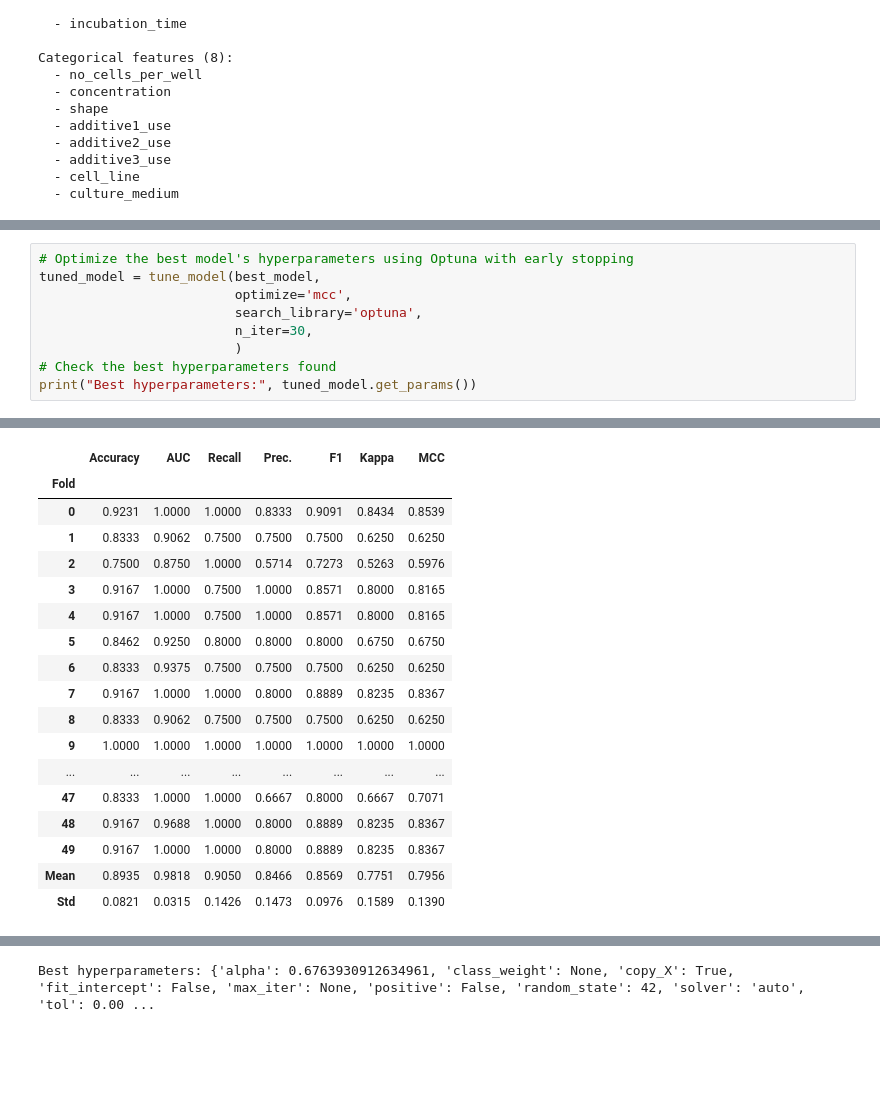
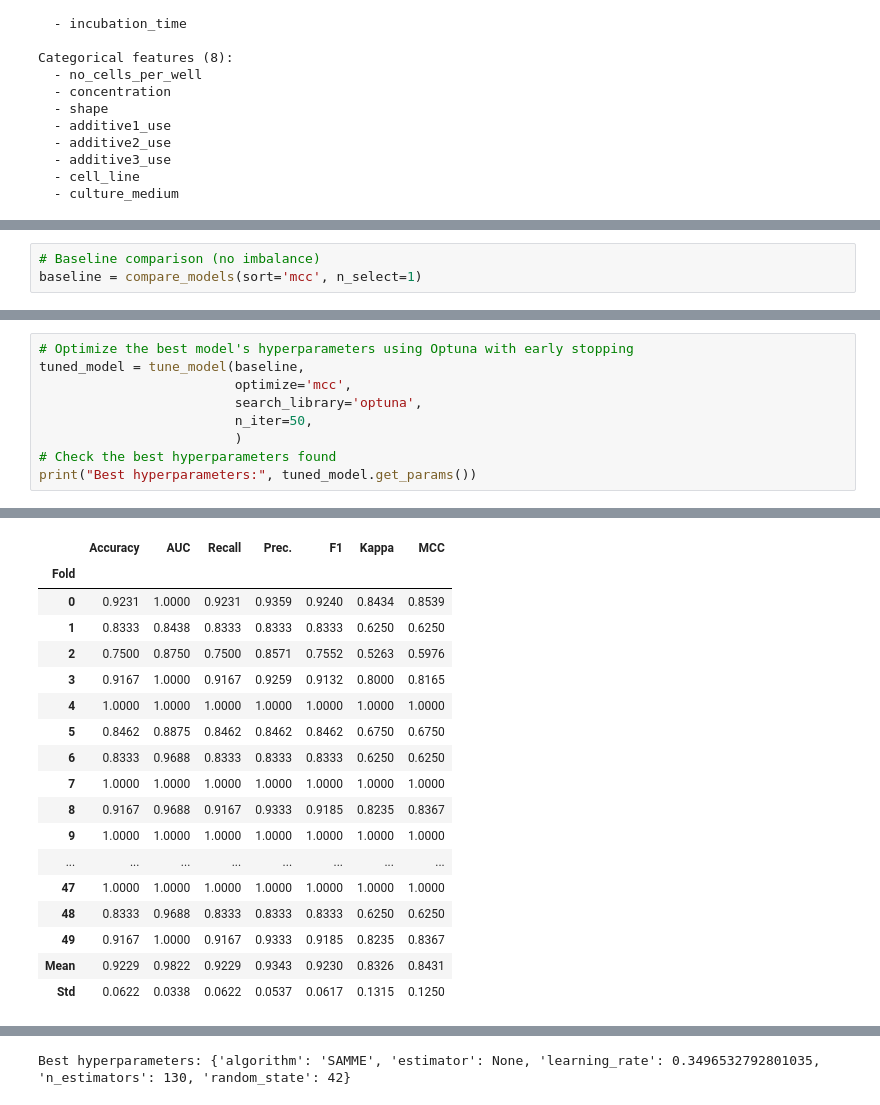
Before and after one commit to Alexangelo92/Cytotoxicity_mdpi, a Jupyter notebook: cytotoxicity_rf_classifier_MDPI_outliers.ipynb, the cells around one changed output, grey strips where cells are left out. Drawn from its saved outputs; the diff is of its cells as text; blank space fills up the shorter version.

```diff
--- a/cytotoxicity_rf_classifier_MDPI_outliers.ipynb
+++ b/cytotoxicity_rf_classifier_MDPI_outliers.ipynb
@@ -816,0 +800,3 @@ Best model: RidgeClassifier(alpha=1.0, class_weight=None, copy_X=True, fit_inter
+# %%
+# Baseline comparison (no imbalance)
+baseline = compare_models(sort='mcc', n_select=1)
@@ -817,34 +823,34 @@ Best model: RidgeClassifier(alpha=1.0, class_weight=None, copy_X=True, fit_inter
 # %%
 # Optimize the best model's hyperparameters using Optuna with early stopping
-tuned_model = tune_model(best_model,
+tuned_model = tune_model(baseline,
                          optimize='mcc',
                          search_library='optuna',
-                         n_iter=30,
+                         n_iter=50,
                          )
 # Check the best hyperparameters found
 print("Best hyperparameters:", tuned_model.get_params())
 # %% [output]
 [interactive output not drawn]
 |  | Accuracy | AUC | Recall | Prec. | F1 | Kappa | MCC |
 | Fold |  |  |  |  |  |  |  |
-| 0 | 0.9231 | 1.0000 | 1.0000 | 0.8333 | 0.9091 | 0.8434 | 0.8539 |
-| 1 | 0.8333 | 0.9062 | 0.7500 | 0.7500 | 0.7500 | 0.6250 | 0.6250 |
-| 2 | 0.7500 | 0.8750 | 1.0000 | 0.5714 | 0.7273 | 0.5263 | 0.5976 |
-| 3 | 0.9167 | 1.0000 | 0.7500 | 1.0000 | 0.8571 | 0.8000 | 0.8165 |
-| 4 | 0.9167 | 1.0000 | 0.7500 | 1.0000 | 0.8571 | 0.8000 | 0.8165 |
-| 5 | 0.8462 | 0.9250 | 0.8000 | 0.8000 | 0.8000 | 0.6750 | 0.6750 |
-| 6 | 0.8333 | 0.9375 | 0.7500 | 0.7500 | 0.7500 | 0.6250 | 0.6250 |
-| 7 | 0.9167 | 1.0000 | 1.0000 | 0.8000 | 0.8889 | 0.8235 | 0.8367 |
-| 8 | 0.8333 | 0.9062 | 0.7500 | 0.7500 | 0.7500 | 0.6250 | 0.6250 |
+| 0 | 0.9231 | 1.0000 | 0.9231 | 0.9359 | 0.9240 | 0.8434 | 0.8539 |
+| 1 | 0.8333 | 0.8438 | 0.8333 | 0.8333 | 0.8333 | 0.6250 | 0.6250 |
+| 2 | 0.7500 | 0.8750 | 0.7500 | 0.8571 | 0.7552 | 0.5263 | 0.5976 |
+| 3 | 0.9167 | 1.0000 | 0.9167 | 0.9259 | 0.9132 | 0.8000 | 0.8165 |
+| 4 | 1.0000 | 1.0000 | 1.0000 | 1.0000 | 1.0000 | 1.0000 | 1.0000 |
+| 5 | 0.8462 | 0.8875 | 0.8462 | 0.8462 | 0.8462 | 0.6750 | 0.6750 |
+| 6 | 0.8333 | 0.9688 | 0.8333 | 0.8333 | 0.8333 | 0.6250 | 0.6250 |
+| 7 | 1.0000 | 1.0000 | 1.0000 | 1.0000 | 1.0000 | 1.0000 | 1.0000 |
+| 8 | 0.9167 | 0.9688 | 0.9167 | 0.9333 | 0.9185 | 0.8235 | 0.8367 |
 | 9 | 1.0000 | 1.0000 | 1.0000 | 1.0000 | 1.0000 | 1.0000 | 1.0000 |
 | ... | ... | ... | ... | ... | ... | ... | ... |
-| 47 | 0.8333 | 1.0000 | 1.0000 | 0.6667 | 0.8000 | 0.6667 | 0.7071 |
-| 48 | 0.9167 | 0.9688 | 1.0000 | 0.8000 | 0.8889 | 0.8235 | 0.8367 |
-| 49 | 0.9167 | 1.0000 | 1.0000 | 0.8000 | 0.8889 | 0.8235 | 0.8367 |
-| Mean | 0.8935 | 0.9818 | 0.9050 | 0.8466 | 0.8569 | 0.7751 | 0.7956 |
-| Std | 0.0821 | 0.0315 | 0.1426 | 0.1473 | 0.0976 | 0.1589 | 0.1390 |
+| 47 | 1.0000 | 1.0000 | 1.0000 | 1.0000 | 1.0000 | 1.0000 | 1.0000 |
+| 48 | 0.8333 | 0.9688 | 0.8333 | 0.8333 | 0.8333 | 0.6250 | 0.6250 |
+| 49 | 0.9167 | 1.0000 | 0.9167 | 0.9333 | 0.9185 | 0.8235 | 0.8367 |
+| Mean | 0.9229 | 0.9822 | 0.9229 | 0.9343 | 0.9230 | 0.8326 | 0.8431 |
+| Std | 0.0622 | 0.0338 | 0.0622 | 0.0537 | 0.0617 | 0.1315 | 0.1250 |
 [interactive output not drawn]
-Best hyperparameters: {'alpha': 0.6763930912634961, 'class_weight': None, 'copy_X': True, 'fit_intercept': False, 'max_iter': None, 'positive': False, 'random_state': 42, 'solver': 'auto', 'tol': 0.00 ...
+Best hyperparameters: {'algorithm': 'SAMME', 'estimator': None, 'learning_rate': 0.3496532792801035, 'n_estimators': 130, 'random_state': 42}
 # %%
 predict_model(tuned_model)
 # %% [output]
```
Also changed, not shown: parts of 13 cells of this notebook, 5 other files.
